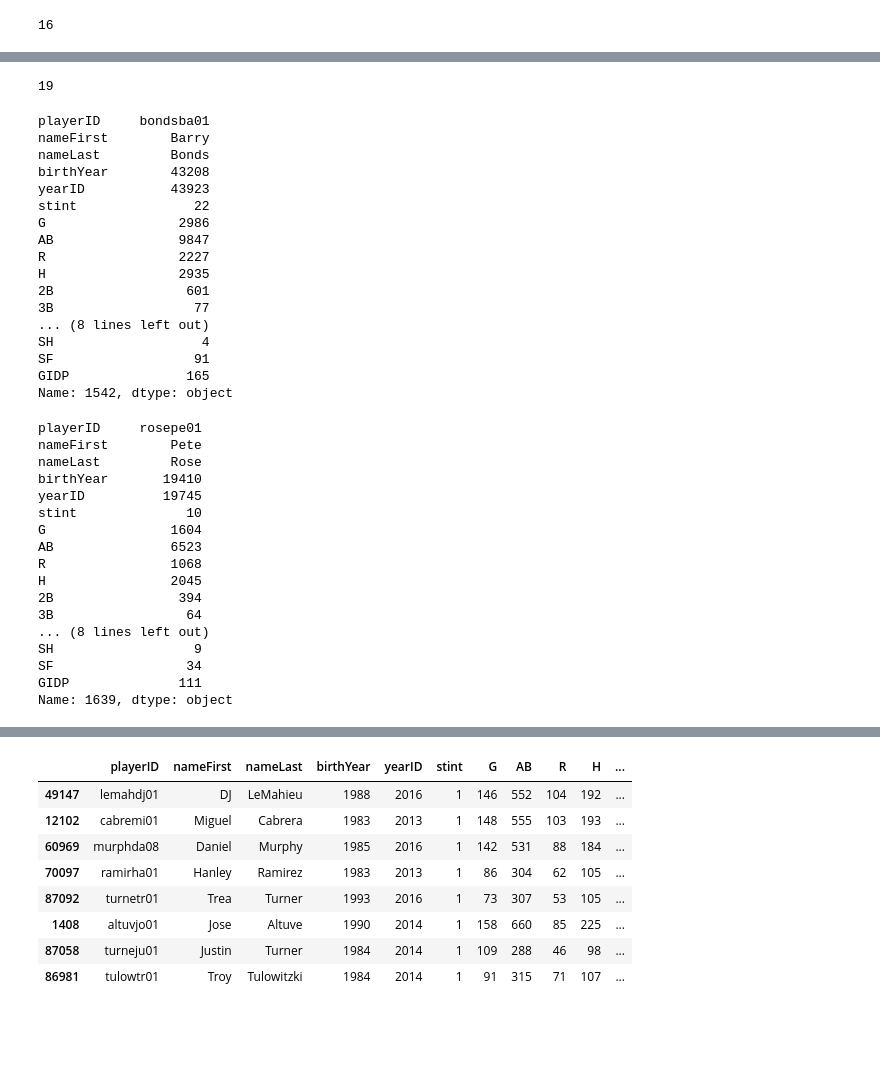
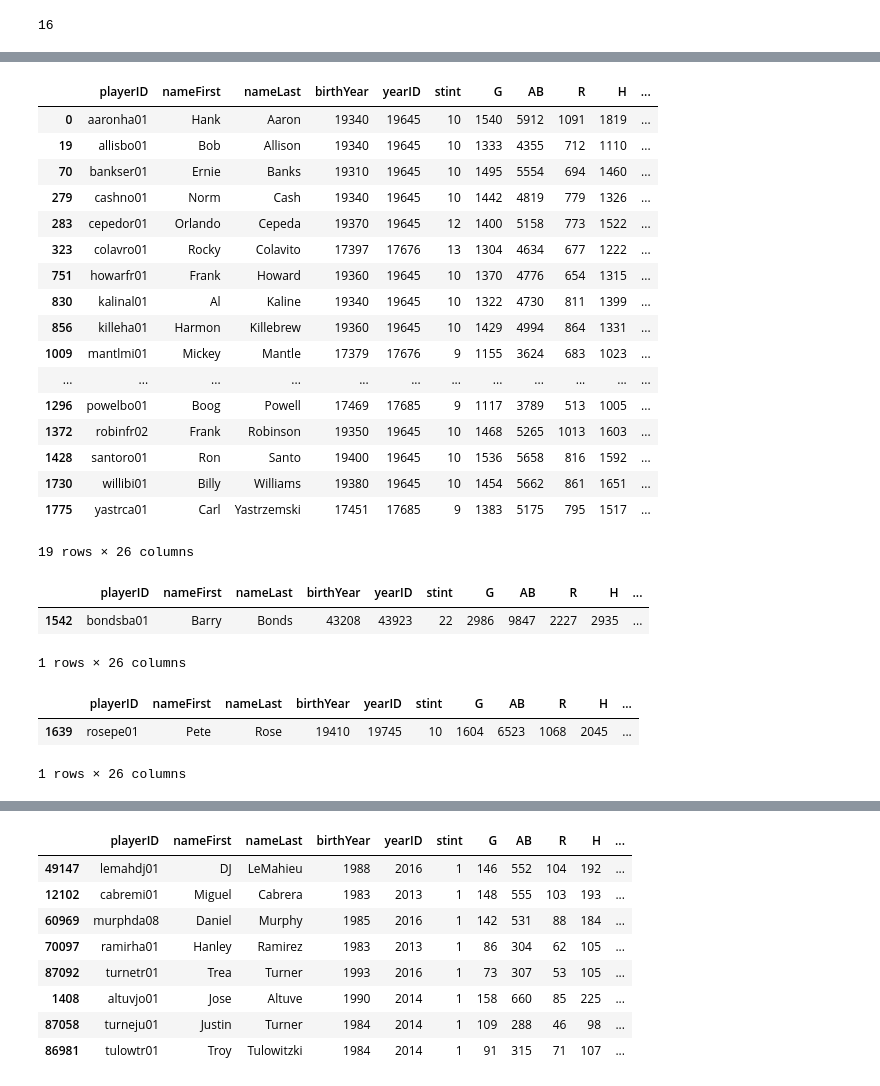
Before and after one commit to mikesturm2001/Python, a Jupyter notebook: Sturm_Michael_Assignment2.ipynb, the cells around one changed output, grey strips where cells are left out. Drawn from its saved outputs; the diff is of its cells as text; code cells hidden in the pictures; blank space fills up the shorter version.

```diff
--- a/Sturm_Michael_Assignment2.ipynb
+++ b/Sturm_Michael_Assignment2.ipynb
@@ -135,31 +172,35 @@ sst[sst['SB'] >= 100]['SB'].count()
 # %%
 stats1960s = sst[(sst['yearID'] >= 1960) & (sst['yearID'] <= 1969)];
 total1960s = stats1960s.groupby(["playerID","nameFirst","nameLast"], as_index=False).sum()
-total1960s[total1960s['HR'] >= 200]['HR'].count()
+total1960s[total1960s['HR'] >= 200]
 # %% [output]
+|  | playerID | nameFirst | nameLast | birthYear | yearID | stint | G | AB | R | H | ... |
+| 0 | aaronha01 | Hank | Aaron | 19340 | 19645 | 10 | 1540 | 5912 | 1091 | 1819 | ... |
+| 19 | allisbo01 | Bob | Allison | 19340 | 19645 | 10 | 1333 | 4355 | 712 | 1110 | ... |
+| 70 | bankser01 | Ernie | Banks | 19310 | 19645 | 10 | 1495 | 5554 | 694 | 1460 | ... |
+| 279 | cashno01 | Norm | Cash | 19340 | 19645 | 10 | 1442 | 4819 | 779 | 1326 | ... |
+| 283 | cepedor01 | Orlando | Cepeda | 19370 | 19645 | 12 | 1400 | 5158 | 773 | 1522 | ... |
+| 323 | colavro01 | Rocky | Colavito | 17397 | 17676 | 13 | 1304 | 4634 | 677 | 1222 | ... |
+| 751 | howarfr01 | Frank | Howard | 19360 | 19645 | 10 | 1370 | 4776 | 654 | 1315 | ... |
+| 830 | kalinal01 | Al | Kaline | 19340 | 19645 | 10 | 1322 | 4730 | 811 | 1399 | ... |
+| 856 | killeha01 | Harmon | Killebrew | 19360 | 19645 | 10 | 1429 | 4994 | 864 | 1331 | ... |
+| 1009 | mantlmi01 | Mickey | Mantle | 17379 | 17676 | 9 | 1155 | 3624 | 683 | 1023 | ... |
+| ... | ... | ... | ... | ... | ... | ... | ... | ... | ... | ... | ... |
+| 1296 | powelbo01 | Boog | Powell | 17469 | 17685 | 9 | 1117 | 3789 | 513 | 1005 | ... |
+| 1372 | robinfr02 | Frank | Robinson | 19350 | 19645 | 10 | 1468 | 5265 | 1013 | 1603 | ... |
+| 1428 | santoro01 | Ron | Santo | 19400 | 19645 | 10 | 1536 | 5658 | 816 | 1592 | ... |
+| 1730 | willibi01 | Billy | Williams | 19380 | 19645 | 10 | 1454 | 5662 | 861 | 1651 | ... |
+| 1775 | yastrca01 | Carl | Yastrzemski | 17451 | 17685 | 9 | 1383 | 5175 | 795 | 1517 | ... |
-19
+19 rows × 26 columns
 # %%
 #8) Who has hit the most HRs in history? (Dataframe)
-# %%
-playerCareerTotals.loc[playerCareerTotals['HR'].idxmax()]
-# %% [output]
-playerID     bondsba01
-nameFirst        Barry
-nameLast         Bonds
-birthYear        43208
-yearID           43923
-stint               22
-G                 2986
-AB                9847
-R                 2227
-H                 2935
-2B                 601
-3B                  77
-... (8 lines left out)
-SH                   4
-SF                  91
-GIDP               165
-Name: 1542, dtype: object
+# %%
+#playerCareerTotals.loc[playerCareerTotals['HR'].idxmax()]
+playerCareerTotals.sort_values('HR', ascending=[False]).head(1)
+# %% [output]
+|  | playerID | nameFirst | nameLast | birthYear | yearID | stint | G | AB | R | H | ... |
+| 1542 | bondsba01 | Barry | Bonds | 43208 | 43923 | 22 | 2986 | 9847 | 2227 | 2935 | ... |
+1 rows × 26 columns
 # %%
 #9) Who had the most hits in the 1970s? (Dataframe)
 # %%
@@ -167,25 +208,12 @@ stats1970s = sst[(sst['yearID'] >= 1970) & (sst['yearID'] <= 1979)];
 total1970s = stats1970s.groupby(["playerID","nameFirst","nameLast"], as_index=False).sum()
 #total1970s[total1970s['HR'] >= 200]['HR'].count()
 # get the row of max value
-total1970s.loc[total1970s['H'].idxmax()]
+#total1970s.loc[total1970s['H'].idxmax()]
+total1970s.sort_values('H', ascending=[False]).head(1)
 # %% [output]
+|  | playerID | nameFirst | nameLast | birthYear | yearID | stint | G | AB | R | H | ... |
+| 1639 | rosepe01 | Pete | Rose | 19410 | 19745 | 10 | 1604 | 6523 | 1068 | 2045 | ... |
-playerID     rosepe01
-nameFirst        Pete
-nameLast         Rose
-birthYear       19410
-yearID          19745
-stint              10
-G                1604
-AB               6523
-R                1068
-H                2045
-2B                394
-3B                 64
-... (8 lines left out)
-SH                  9
-SF                 34
-GIDP              111
-Name: 1639, dtype: object
+1 rows × 26 columns
 # %%
 #10) Top 5 highest OBP (on base percentage) with at least 500 PAs in 1977?  (Dataframe)
 #OBP = (hits + walks + hit by pitch) / (at bats + walks + hit by pitch + sacrifice flies)
```
Also changed, not shown: parts of 13 cells of this notebook.
